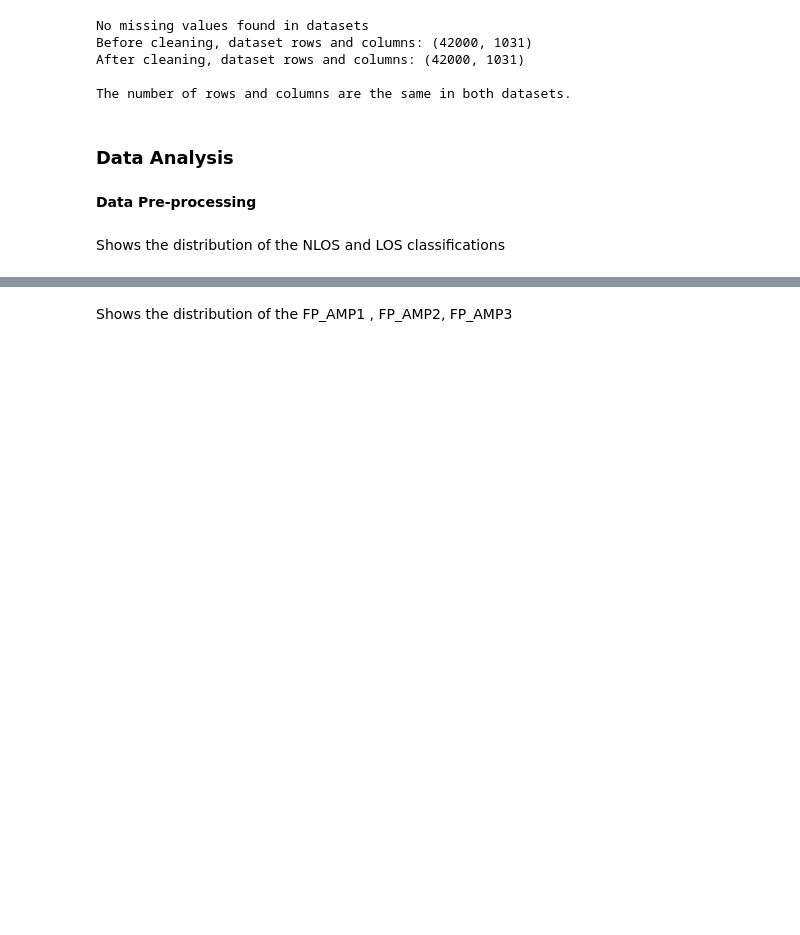
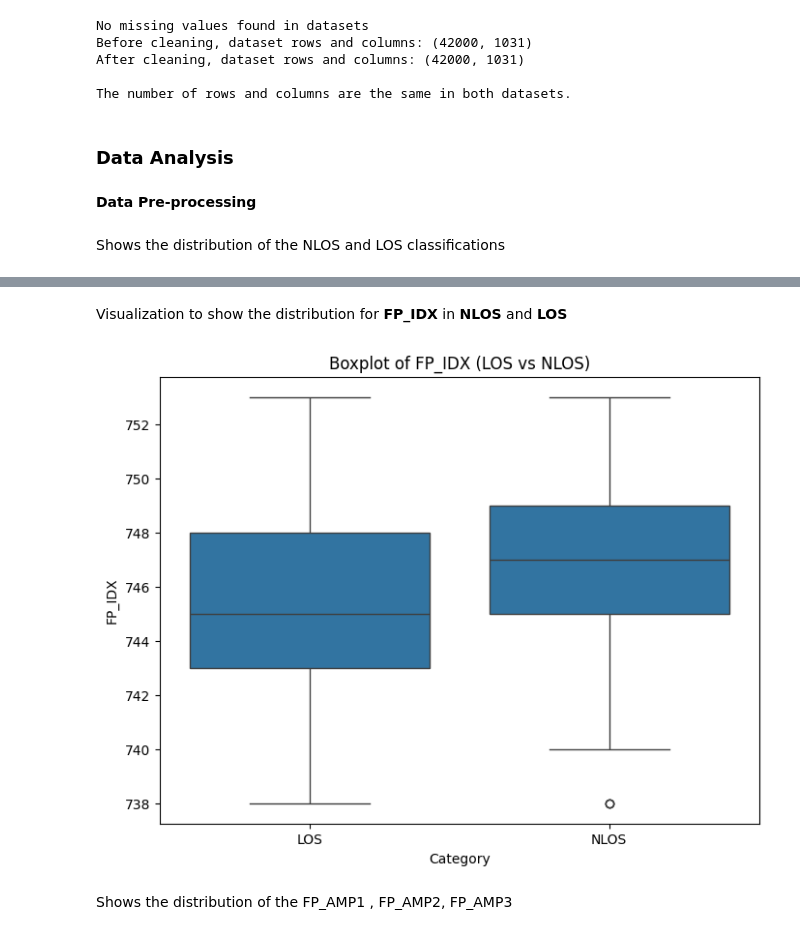
Before and after one commit to janaveniice/UoG-DA_Group17, a Jupyter notebook: los-nlos-model/model.ipynb, the cells around one changed output, grey strips where cells are left out. Cells and saved outputs as stored; diff of their text form; code cells hidden in the pictures; blank space fills up the shorter version.

Commit message:
calculated IQR range for features needed

```diff
--- a/los-nlos-model/model.ipynb
+++ b/los-nlos-model/model.ipynb
@@ -170,0 +153,26 @@ plt.show()
+# %%
+# Calculate the Range using IQR
+Q1 = df_clean["FP_IDX"].quantile(0.25)
+Q3 = df_clean["FP_IDX"].quantile(0.75)
+IQR = Q3 - Q1
+lower_bound = Q1 - 1.5 * IQR
+upper_bound = Q3 + 1.5 * IQR
+
+# Identify outliers
+outliers = df_clean[
+    (df_clean["FP_IDX"] < lower_bound) | (df_clean["FP_IDX"] > upper_bound)
+]
+
+# Filter out outliers based on the calculated bounds using IQR method
+df_clean_filtered_LOS = df_clean[
+    (df_clean["FP_IDX"] >= lower_bound) & (df_clean["FP_IDX"] <= upper_bound) & (df_clean["NLOS"] == 1.0)
+]
+
+
+df_clean_filtered_NLOS = df_clean[
+    (df_clean["FP_IDX"] >= lower_bound) & (df_clean["FP_IDX"] <= upper_bound) & (df_clean["NLOS"] == 2.0)
+]
+
+
+# Print outliers
+print("Outliers for 'FP_IDX':\n", outliers)
@@ -171,2 +197,21 @@ plt.show()
+# %% [markdown]
+Visualization to show the distribution for **FP_IDX** in **NLOS** and **LOS**
+# %%
+# Filter out outliers based on the calculated bounds using IQR method for both LOS and NLOS
+df_clean_filtered = df_clean[
+    (df_clean["FP_IDX"] >= lower_bound) & (df_clean["FP_IDX"] <= upper_bound)
+].copy()
+# Create a new column to indicate the category (LOS or NLOS)
+df_clean_filtered.loc[:, "Category"] = df_clean_filtered["NLOS"].apply(
+    lambda x: "LOS" if x == 1.0 else "NLOS"
+)
+
+# Visualization Graph
+plt.figure(figsize=(8, 6))
+sns.boxplot(x="Category", y="FP_IDX", data=df_clean_filtered)
+plt.title("Boxplot of FP_IDX (LOS vs NLOS)")
+plt.show()
+# %% [output]
+[figure, added]
 # %% [markdown]
 Shows the distribution of the FP_AMP1 , FP_AMP2, FP_AMP3
```
Also changed, not shown: parts of 20 cells of this notebook.
